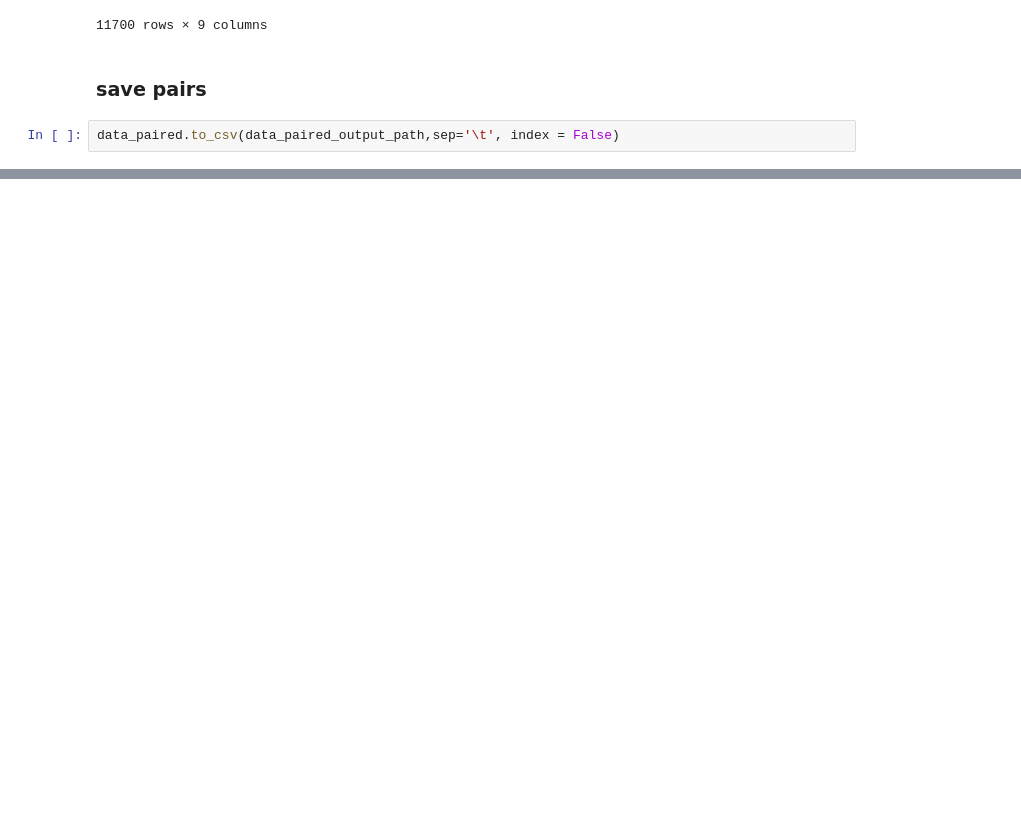
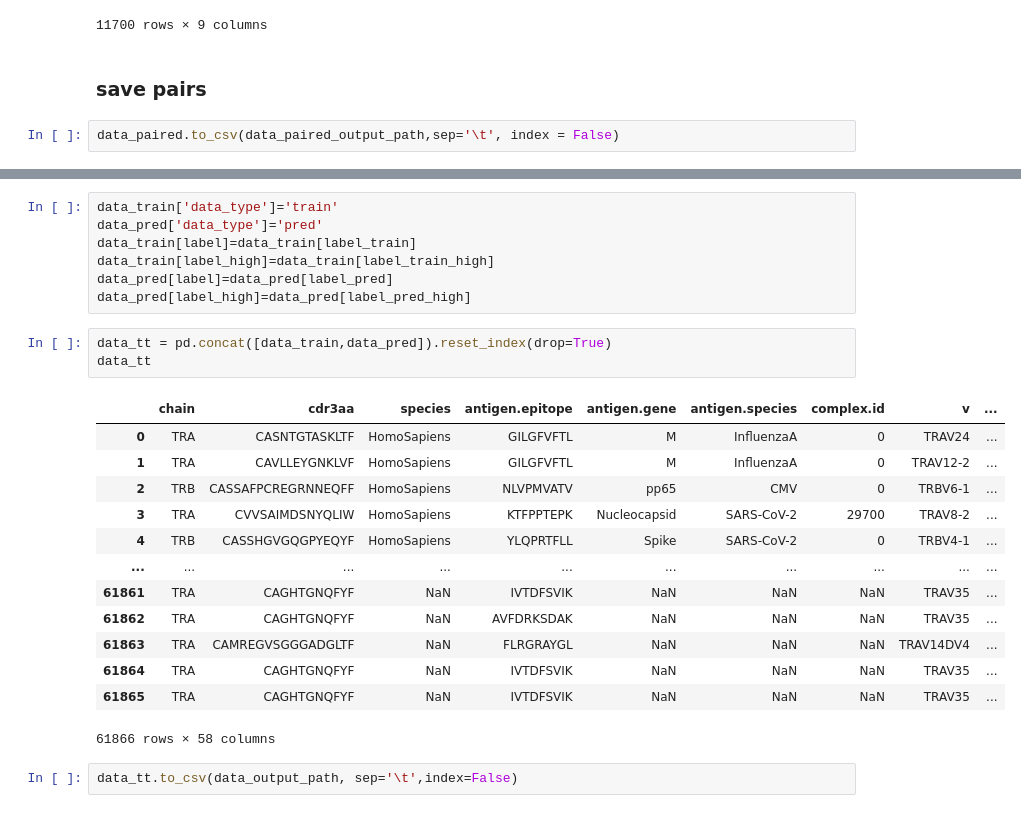
Before and after one commit to yuliajk/tcremp, a Jupyter notebook: data_prep.ipynb, the cells around one changed output, grey strips where cells are left out. Drawn from its saved outputs; the diff is of its cells as text; blank space fills up the shorter version.

```diff
--- a/data_prep.ipynb
+++ b/data_prep.ipynb
@@ -341,0 +396,26 @@ data_paired.to_csv(data_paired_output_path,sep='\t', index = False)
+# %%
+data_train['data_type']='train'
+data_pred['data_type']='pred'
+data_train[label]=data_train[label_train]
+data_train[label_high]=data_train[label_train_high]
+data_pred[label]=data_pred[label_pred]
+data_pred[label_high]=data_pred[label_pred_high]
+# %%
+data_tt = pd.concat([data_train,data_pred]).reset_index(drop=True)
+data_tt
+# %% [output]
+|  | chain | cdr3aa | species | antigen.epitope | antigen.gene | antigen.species | complex.id | v | ... |
+| 0 | TRA | CASNTGTASKLTF | HomoSapiens | GILGFVFTL | M | InfluenzaA | 0 | TRAV24 | ... |
+| 1 | TRA | CAVLLEYGNKLVF | HomoSapiens | GILGFVFTL | M | InfluenzaA | 0 | TRAV12-2 | ... |
+| 2 | TRB | CASSAFPCREGRNNEQFF | HomoSapiens | NLVPMVATV | pp65 | CMV | 0 | TRBV6-1 | ... |
+| 3 | TRA | CVVSAIMDSNYQLIW | HomoSapiens | KTFPPTEPK | Nucleocapsid | SARS-CoV-2 | 29700 | TRAV8-2 | ... |
+| 4 | TRB | CASSHGVGQGPYEQYF | HomoSapiens | YLQPRTFLL | Spike | SARS-CoV-2 | 0 | TRBV4-1 | ... |
+| ... | ... | ... | ... | ... | ... | ... | ... | ... | ... |
+| 61861 | TRA | CAGHTGNQFYF | NaN | IVTDFSVIK | NaN | NaN | NaN | TRAV35 | ... |
+| 61862 | TRA | CAGHTGNQFYF | NaN | AVFDRKSDAK | NaN | NaN | NaN | TRAV35 | ... |
+| 61863 | TRA | CAMREGVSGGGADGLTF | NaN | FLRGRAYGL | NaN | NaN | NaN | TRAV14DV4 | ... |
+| 61864 | TRA | CAGHTGNQFYF | NaN | IVTDFSVIK | NaN | NaN | NaN | TRAV35 | ... |
+| 61865 | TRA | CAGHTGNQFYF | NaN | IVTDFSVIK | NaN | NaN | NaN | TRAV35 | ... |
+61866 rows × 58 columns
+# %%
+data_tt.to_csv(data_output_path, sep='\t',index=False)
```
Also changed, not shown: parts of 6 cells of this notebook, 1 other file.
